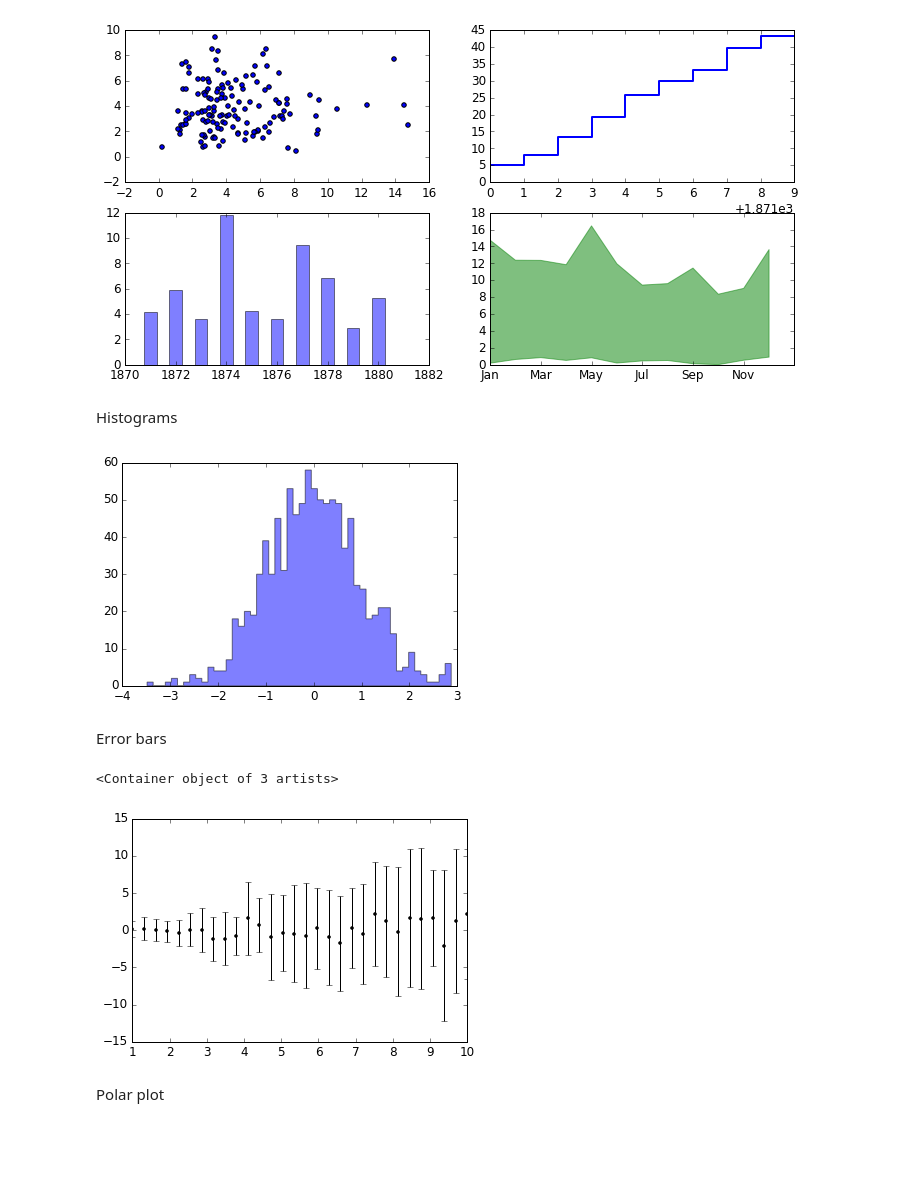
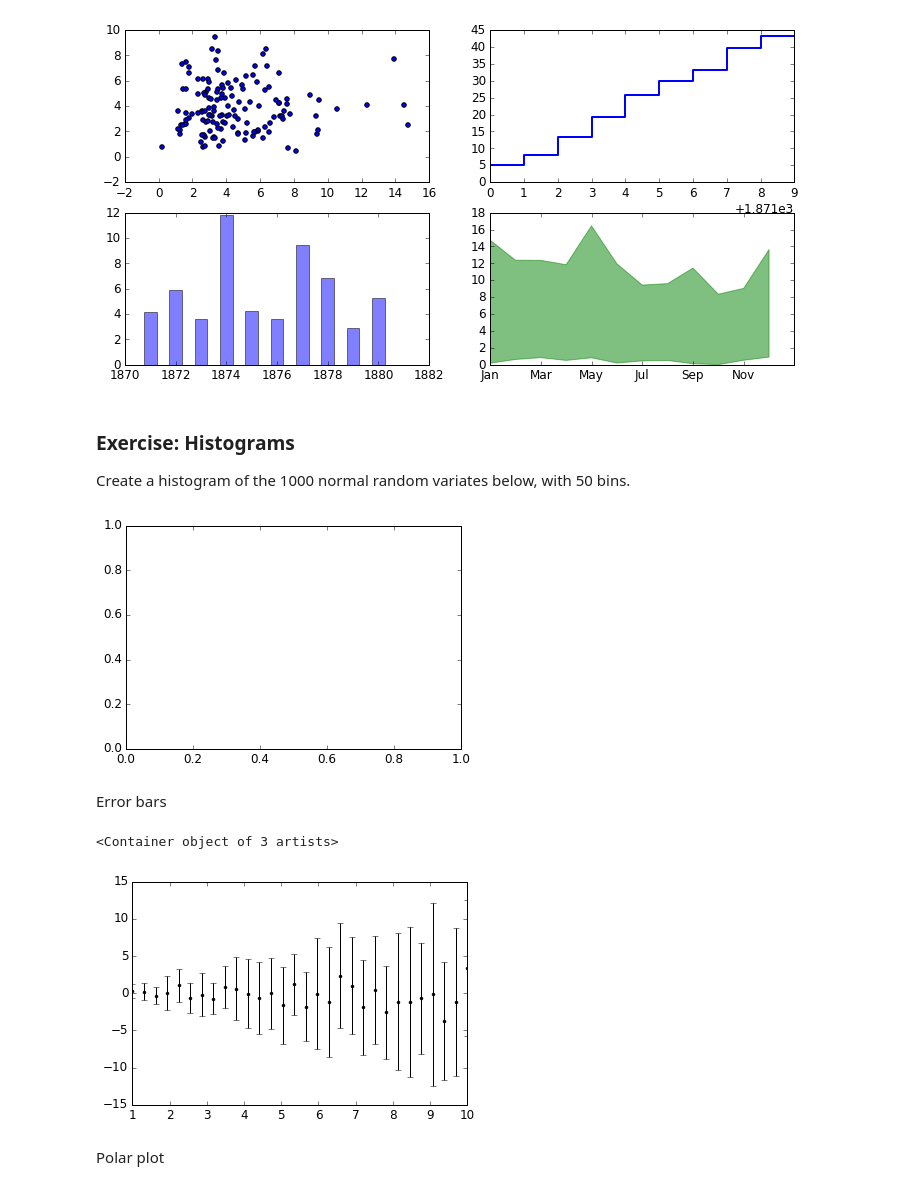
Before and after one commit to emilydolson/2016-01-19-CDC, a Jupyter notebook: scientific_python/matplotlib.ipynb, the cells around one changed output. Saved outputs shown, nothing was run; the diff lists cells and outputs as text; code cells hidden in the pictures; blank space fills up the shorter version.

```diff
--- a/scientific_python/matplotlib.ipynb
+++ b/scientific_python/matplotlib.ipynb
@@ -269,7 +281,8 @@ We can also change the global font size and font family, which applies to all te
 # %%
 import matplotlib as mpl
 # Update the matplotlib configuration parameters:
-mpl.rcParams.update({'font.size': 18, 'font.family': 'serif'})
+mpl.rcParams.update({'font.size': 18,
+                     'font.family': 'serif'})
 # %%
 fig, ax = plt.subplots()
 
@@ -508,15 +531,16 @@ axes[1,1].fill_between(range(12), minrain, maxrain, color="green", alpha=0.5)
 _ = axes[1,1].set_xticklabels(months[::2])
 # %% [output]
 [figure]
-# %% [markdown]
-Histograms
+# %% [markdown]
+### Exercise: Histograms
+
+Create a histogram of the 1000 normal random variates below, with 50 bins.
 # %%
 x = np.random.normal(size=1000)
 
 fig, ax = plt.subplots()
-_ = ax.hist(x, bins=50, alpha=0.5, histtype='stepfilled')
 # %% [output]
-[figure, old version]
+[figure, new version]
 # %% [markdown]
 Error bars
 # %%
@@ -527,7 +551,7 @@ fig, ax = plt.subplots()
 plt.errorbar(x, np.mean(y, 1), np.std(y, 1), fmt='.k')
 # %% [output]
 <Container object of 3 artists>
-[figure, old version]
+[figure, new version]
 # %% [markdown]
 Polar plot
 # %%
```
Also changed, not shown: parts of 31 cells of this notebook, 1 other file.
